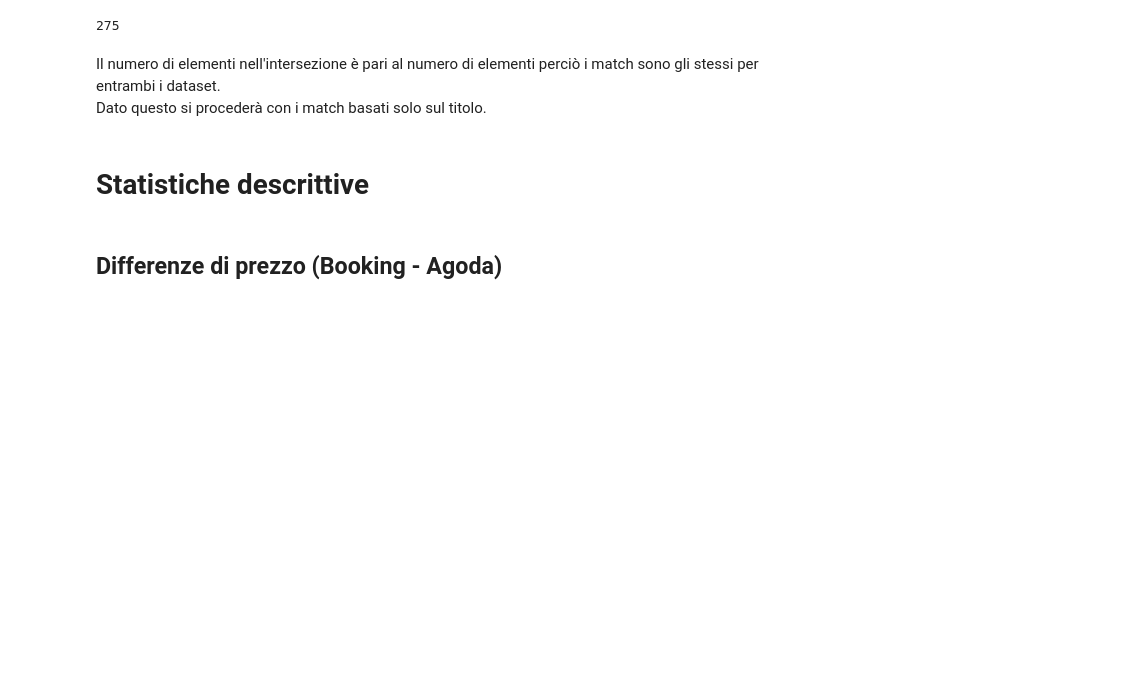
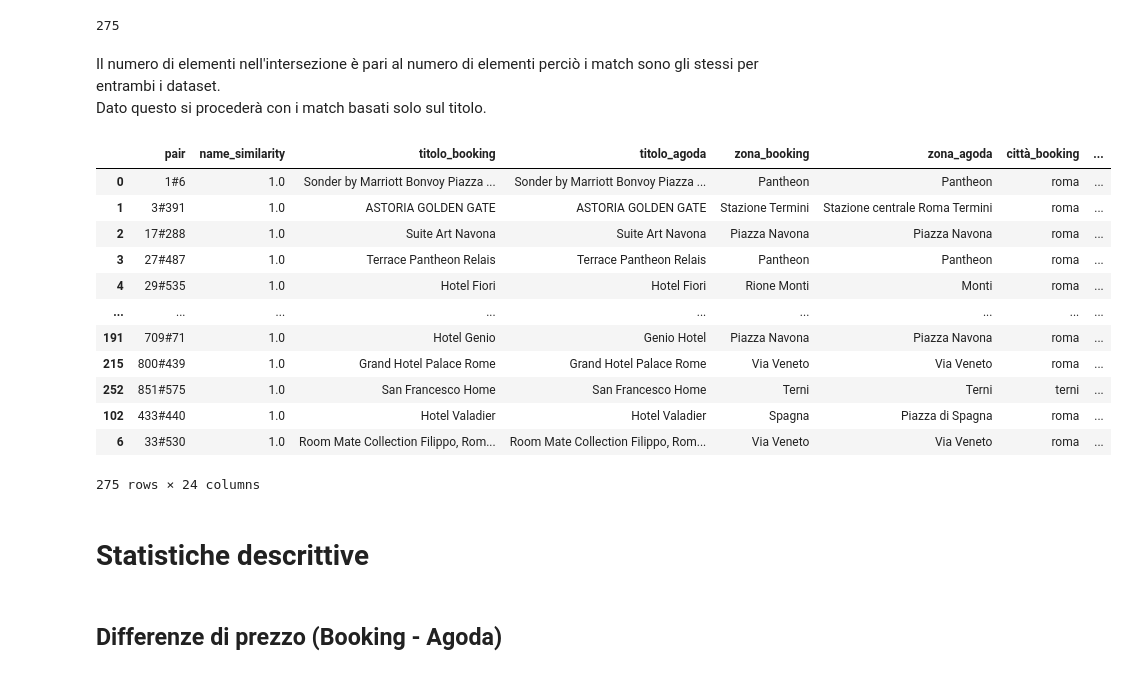
Before and after one commit to mattiamanna2203/RecordLinkage, a Jupyter notebook: AnalisiRisultati.ipynb, the cells around one changed output. Cells and saved outputs as stored; diff of their text form; code cells hidden in the pictures; blank space fills up the shorter version.

```diff
--- a/AnalisiRisultati.ipynb
+++ b/AnalisiRisultati.ipynb
@@ -46,6 +46,21 @@ Dato questo si procederà con i match basati solo sul titolo.
 # %%
 df = titolo # Per assegnare al dataframe titolo la variabile df, più facile da richiamare
             # non essendo assegnazione tramite copy le due variabili ora codificano per lo stesso dataframe
+df
+# %% [output]
+|  | pair | name_similarity | titolo_booking | titolo_agoda | zona_booking | zona_agoda | città_booking | ... |
+| 0 | 1#6 | 1.0 | Sonder by Marriott Bonvoy Piazza ... | Sonder by Marriott Bonvoy Piazza ... | Pantheon | Pantheon | roma | ... |
+| 1 | 3#391 | 1.0 | ASTORIA GOLDEN GATE | ASTORIA GOLDEN GATE | Stazione Termini | Stazione centrale Roma Termini | roma | ... |
+| 2 | 17#288 | 1.0 | Suite Art Navona | Suite Art Navona | Piazza Navona | Piazza Navona | roma | ... |
+| 3 | 27#487 | 1.0 | Terrace Pantheon Relais | Terrace Pantheon Relais | Pantheon | Pantheon | roma | ... |
+| 4 | 29#535 | 1.0 | Hotel Fiori | Hotel Fiori | Rione Monti | Monti | roma | ... |
+| ... | ... | ... | ... | ... | ... | ... | ... | ... |
+| 191 | 709#71 | 1.0 | Hotel Genio | Genio Hotel | Piazza Navona | Piazza Navona | roma | ... |
+| 215 | 800#439 | 1.0 | Grand Hotel Palace Rome | Grand Hotel Palace Rome | Via Veneto | Via Veneto | roma | ... |
+| 252 | 851#575 | 1.0 | San Francesco Home | San Francesco Home | Terni | Terni | terni | ... |
+| 102 | 433#440 | 1.0 | Hotel Valadier | Hotel Valadier | Spagna | Piazza di Spagna | roma | ... |
+| 6 | 33#530 | 1.0 | Room Mate Collection Filippo, Rom... | Room Mate Collection Filippo, Rom... | Via Veneto | Via Veneto | roma | ... |
+275 rows × 24 columns
 # %% [markdown]
 # Statistiche descrittive
 # %% [markdown]
```
Also changed, not shown: parts of 1 cell of this notebook.
